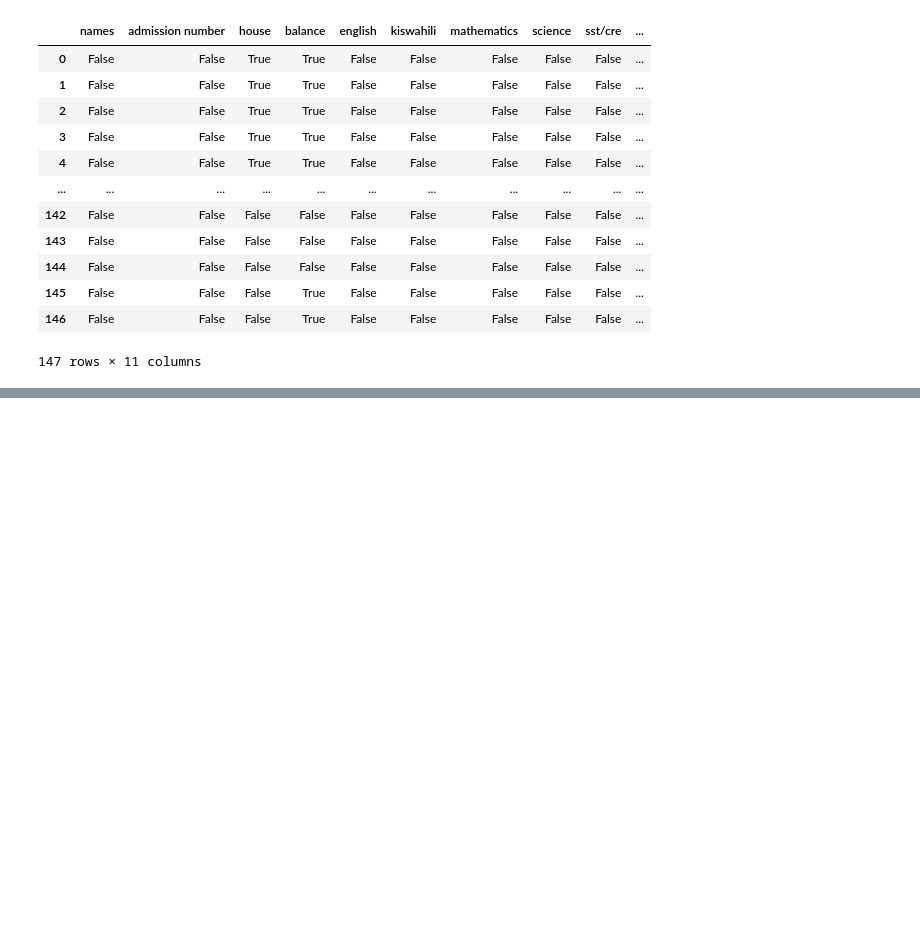
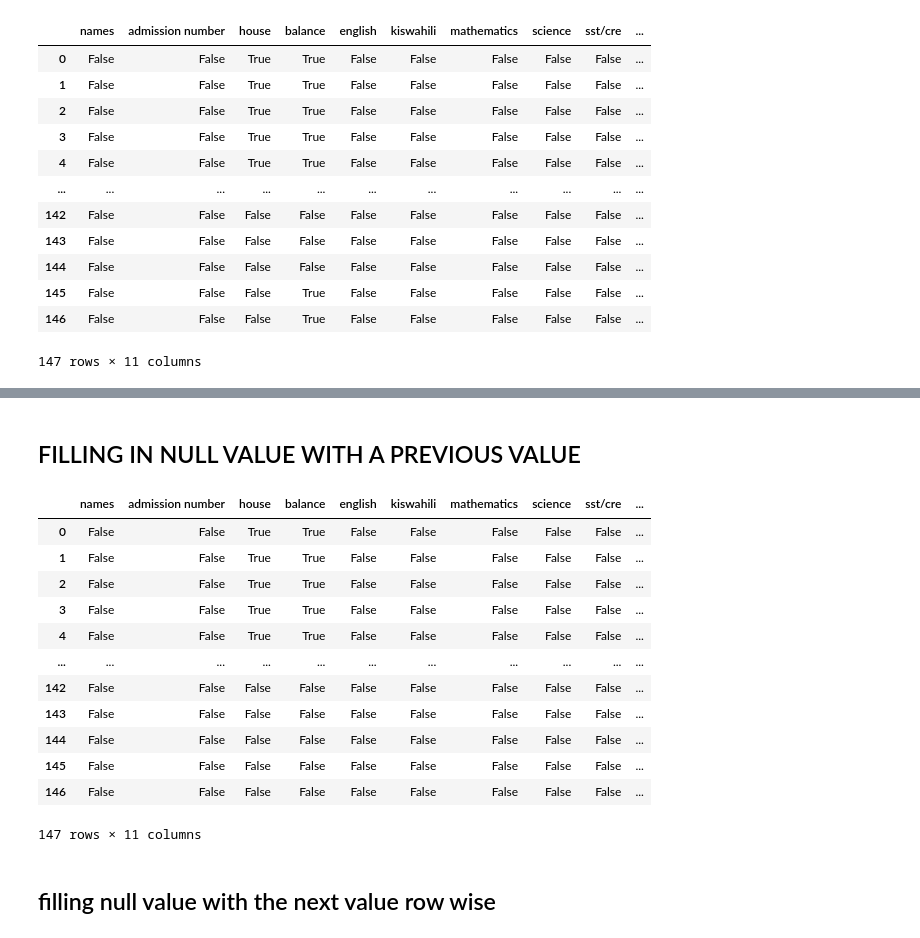
Before and after one commit to Ronaldonyagaka/data_cleaning, a Jupyter notebook: cleaning.ipynb, the cells around one changed output, grey strips where cells are left out. Drawn from its saved outputs; the diff is of its cells as text; code cells hidden in the pictures; blank space fills up the shorter version.

Commit message:
upto replace method of cleaning

```diff
--- a/cleaning.ipynb
+++ b/cleaning.ipynb
@@ -111,0 +149,21 @@ dtype: int64
+# %% [markdown]
+## FILLING IN NULL VALUE WITH A PREVIOUS VALUE
+# %%
+students3 =  students.fillna(method = 'pad')
+students3.isnull()
+# %% [output]
+|  | names | admission number | house | balance | english | kiswahili | mathematics | science | sst/cre | ... |
+| 0 | False | False | True | True | False | False | False | False | False | ... |
+| 1 | False | False | True | True | False | False | False | False | False | ... |
+| 2 | False | False | True | True | False | False | False | False | False | ... |
+| 3 | False | False | True | True | False | False | False | False | False | ... |
+| 4 | False | False | True | True | False | False | False | False | False | ... |
+| ... | ... | ... | ... | ... | ... | ... | ... | ... | ... | ... |
+| 142 | False | False | False | False | False | False | False | False | False | ... |
+| 143 | False | False | False | False | False | False | False | False | False | ... |
+| 144 | False | False | False | False | False | False | False | False | False | ... |
+| 145 | False | False | False | False | False | False | False | False | False | ... |
+| 146 | False | False | False | False | False | False | False | False | False | ... |
+147 rows × 11 columns
+# %% [markdown]
+## filling null value with the next value row wise
```
Also changed, not shown: parts of 20 cells of this notebook.
